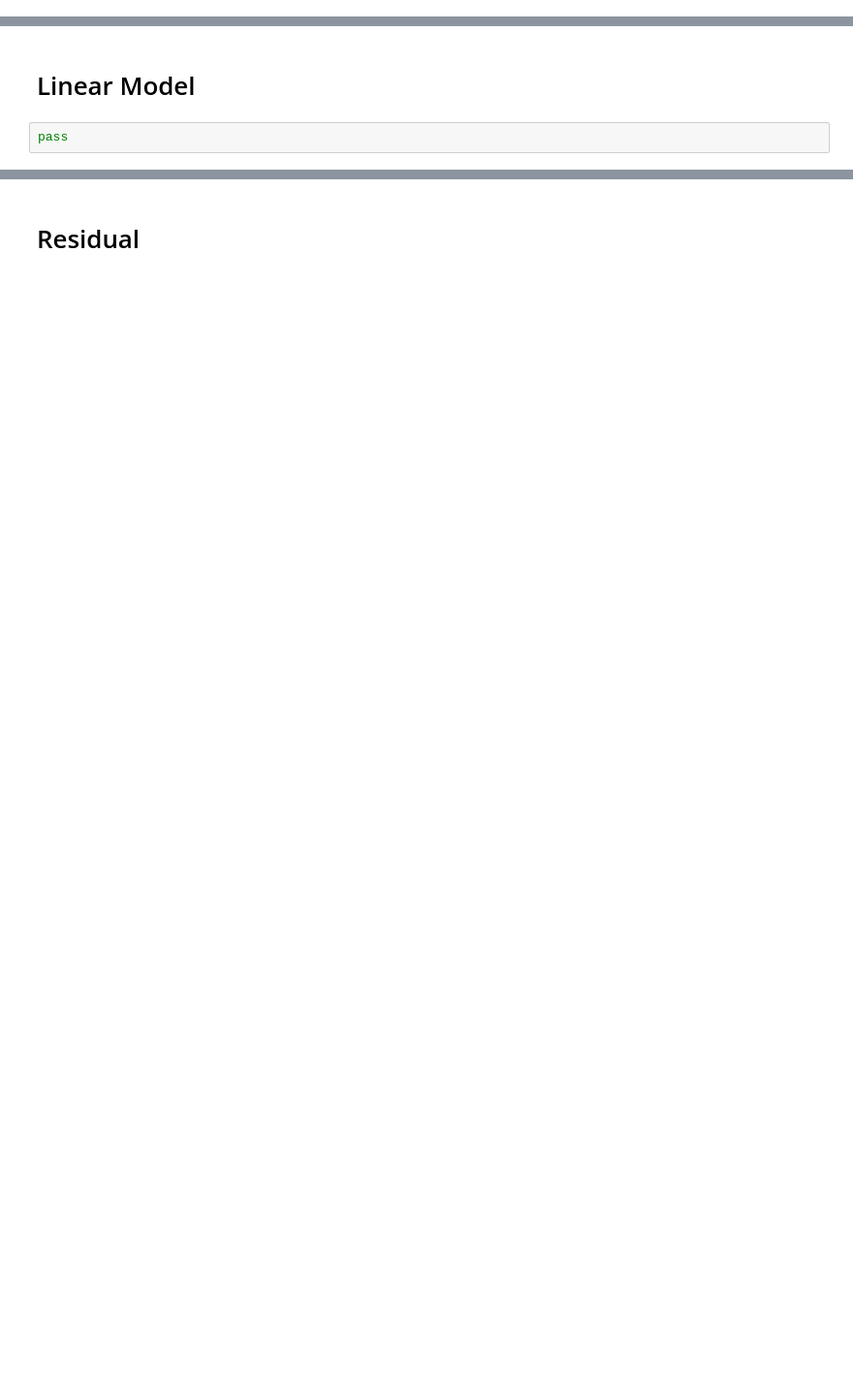
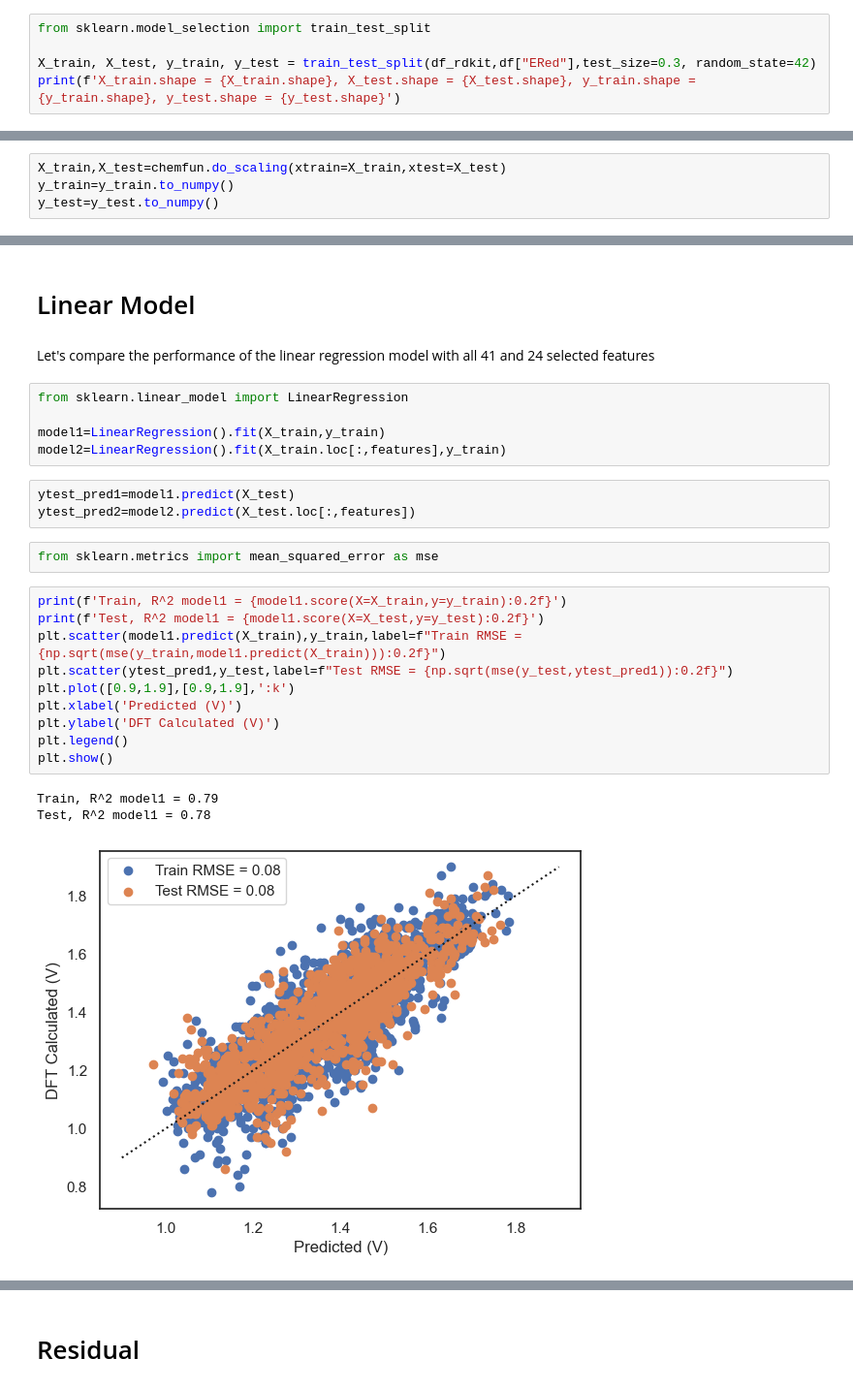
Before and after one commit to akashjn/DataScience, a Jupyter notebook: 1_Supervised_Learning.ipynb, the cells around one changed output, grey strips where cells are left out. Shown at 97% size. Cells and saved outputs as stored; diff of their text form; blank space fills up the shorter version.

Commit message:
linear reg

```diff
--- a/1_Supervised_Learning.ipynb
+++ b/1_Supervised_Learning.ipynb
@@ -217,0 +263,5 @@ pass
+# %%
+from sklearn.model_selection import train_test_split
+
+X_train, X_test, y_train, y_test = train_test_split(df_rdkit,df["ERed"],test_size=0.3, random_state=42)
+print(f'X_train.shape = {X_train.shape}, X_test.shape = {X_test.shape}, y_train.shape = {y_train.shape}, y_test.shape = {y_test.shape}')
@@ -217,0 +272,4 @@ pass
+# %%
+X_train,X_test=chemfun.do_scaling(xtrain=X_train,xtest=X_test)
+y_train=y_train.to_numpy()
+y_test=y_test.to_numpy()
@@ -218,4 +318,28 @@ pass
 # %% [markdown]
 # Linear Model
-# %%
-pass
+# %% [markdown]
+Let's compare the performance of the linear regression model with all 41 and 24 selected features
+# %%
+from sklearn.linear_model import LinearRegression
+
+model1=LinearRegression().fit(X_train,y_train)
+model2=LinearRegression().fit(X_train.loc[:,features],y_train)
+# %%
+ytest_pred1=model1.predict(X_test)
+ytest_pred2=model2.predict(X_test.loc[:,features])
+# %%
+from sklearn.metrics import mean_squared_error as mse
+# %%
+print(f'Train, R^2 model1 = {model1.score(X=X_train,y=y_train):0.2f}')
+print(f'Test, R^2 model1 = {model1.score(X=X_test,y=y_test):0.2f}')
+plt.scatter(model1.predict(X_train),y_train,label=f"Train RMSE = {np.sqrt(mse(y_train,model1.predict(X_train))):0.2f}")
+plt.scatter(ytest_pred1,y_test,label=f"Test RMSE = {np.sqrt(mse(y_test,ytest_pred1)):0.2f}")
+plt.plot([0.9,1.9],[0.9,1.9],':k')
+plt.xlabel('Predicted (V)')
+plt.ylabel('DFT Calculated (V)')
+plt.legend()
+plt.show()
+# %% [output]
+Train, R^2 model1 = 0.79
+Test, R^2 model1 = 0.78
+[figure, added]
```
Also changed, not shown: parts of 28 cells of this notebook.
